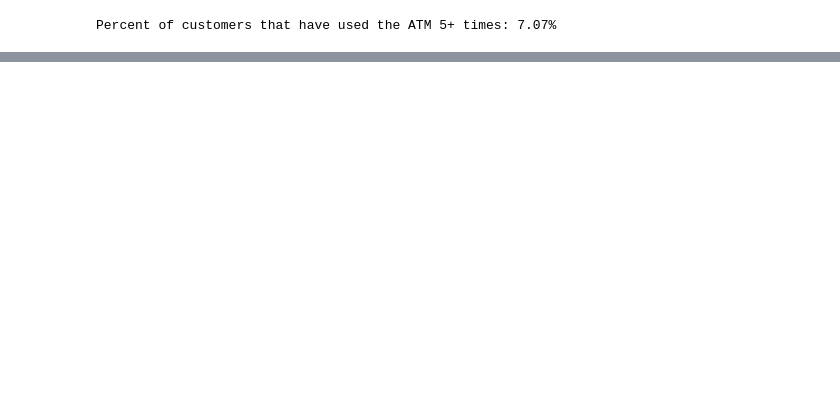
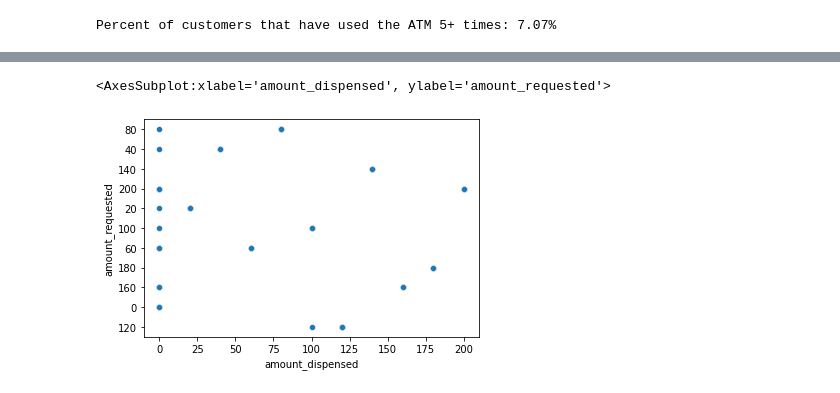
Before and after one commit to parkerburchett/Public-ATM, a Jupyter notebook: Analysis.ipynb, the cells around one changed output, grey strips where cells are left out. Saved outputs shown, nothing was run; the diff lists cells and outputs as text; code cells hidden in the pictures; blank space fills up the shorter version.

```diff
--- a/Analysis.ipynb
+++ b/Analysis.ipynb
@@ -26,3 +66,6 @@ number_of_5_plus_repeat_customers
 print(f'Percent of customers that have used the ATM 5+ times: {round((number_of_5_plus_repeat_customers/total_unique_customers)*100,2)}%')
 # %% [output]
 Percent of customers that have used the ATM 5+ times: 7.07%
+# %%
+customer_group_df = transaction_df.groupby('Customer_id').sum().sort_values(by='fee_charged', ascending=False)
+customer_group_df
@@ -28,0 +87,4 @@ Percent of customers that have used the ATM 5+ times: 7.07%
+# %%
+fifty_most_freqent_users = list(customer_group_df.index[:50])
+
+fifty_most_freqent_users
@@ -28,0 +111,3 @@ Percent of customers that have used the ATM 5+ times: 7.07%
+# %%
+most_freqent_customers_df = df[df['Customer_id'].isin(fifty_most_freqent_users)]
+most_freqent_customers_df.describe()
@@ -28,0 +124,5 @@ Percent of customers that have used the ATM 5+ times: 7.07%
+# %%
+sns.scatterplot(x='amount_dispensed', y='amount_requested', data=most_freqent_customers_df)
+# %% [output]
+<AxesSubplot:xlabel='amount_dispensed', ylabel='amount_requested'>
+[figure, added]
```
Also changed, not shown: parts of 16 cells of this notebook, 3 other files.
